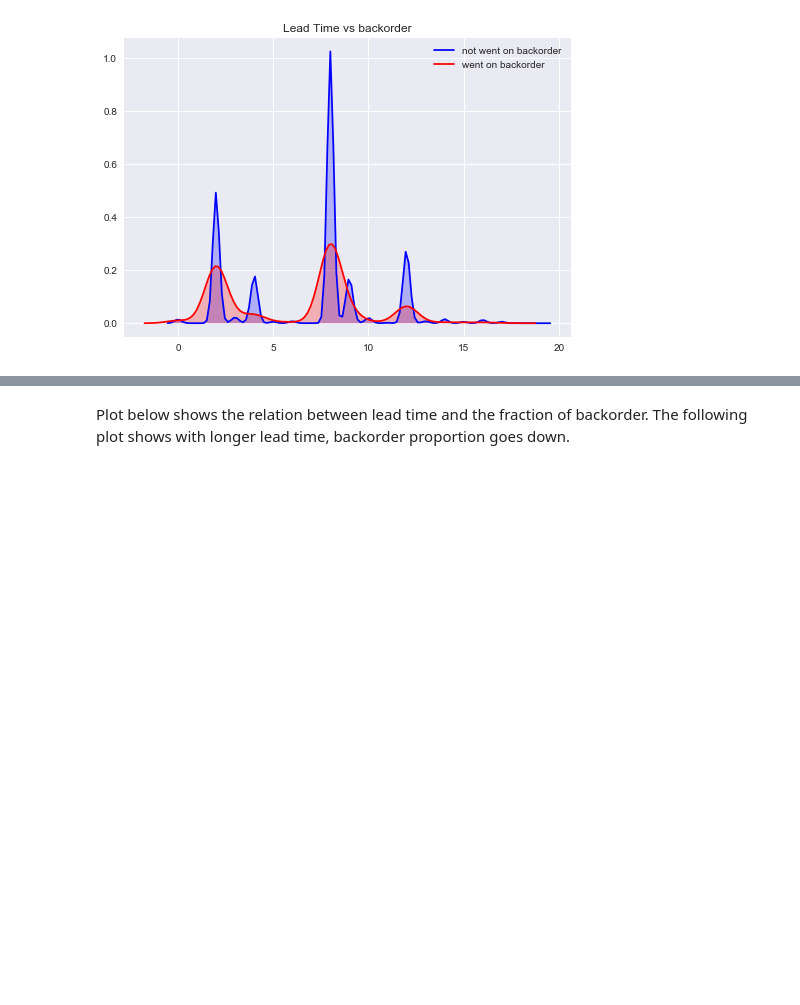
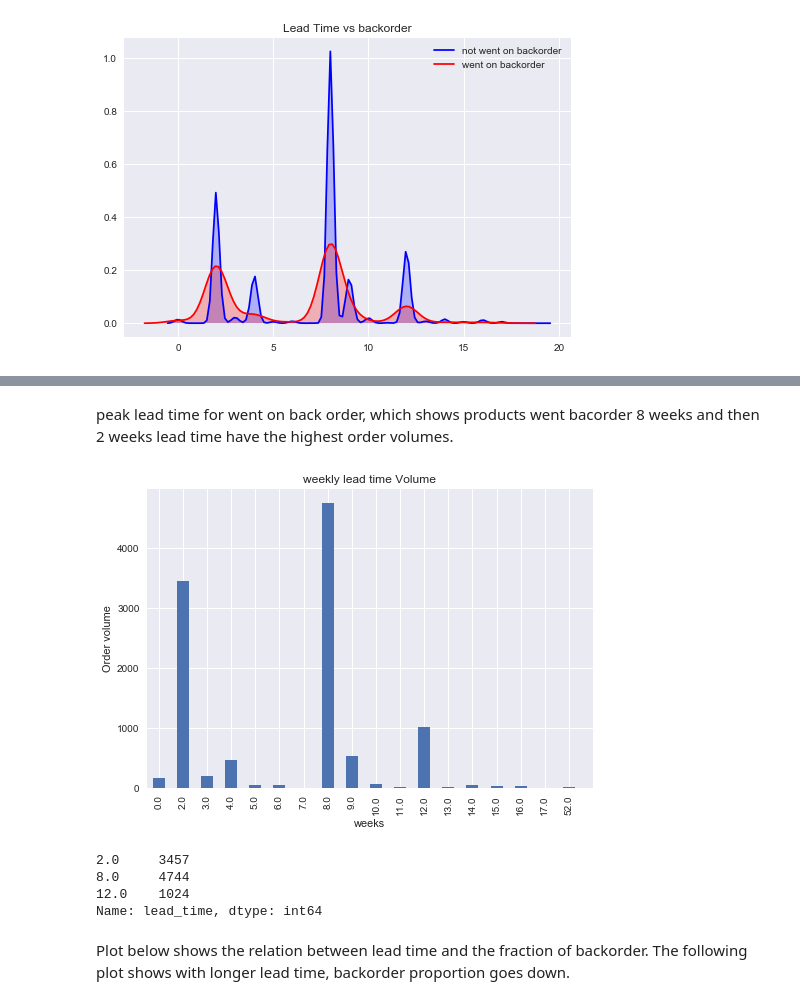
Before and after one commit to hedib/DataScienceProjects, a Jupyter notebook: project_Inventory/backorder.ipynb, the cells around one changed output, grey strips where cells are left out. Saved outputs shown, nothing was run; the diff lists cells and outputs as text; code cells hidden in the pictures; blank space fills up the shorter version.

```diff
--- a/project_Inventory/backorder.ipynb
+++ b/project_Inventory/backorder.ipynb
@@ -168,3 +175,24 @@ the next step is looking at the relationship between lead time and fraction of p
+# %% [markdown]
+peak lead time for went on back order, which shows products went bacorder 8 weeks and then 2 weeks lead time have the highest order volumes.
+# %%
+backorder_df=orders[orders['went_on_backorder']==1]
+weekdist=backorder_df['lead_time'].value_counts().sort_index()
+weekdist.plot(kind='bar')
+_=plt.xlabel('weeks')
+_=plt.ylabel('Order volume')
+_=plt.xticks([0,1,2,3,4,5,6,7,8,9,10,11,12,13,14,15,16,17,18])
+plt.title('weekly lead time Volume')
+plt.show()
+# %% [output]
+[figure, added]
+# %%
+## These are the peak weeks
+weekdist[weekdist>1000]
+# %% [output]
+2.0     3457
+8.0     4744
+12.0    1024
+Name: lead_time, dtype: int64
 # %% [markdown]
 Plot below shows the relation between lead time and the fraction of backorder. The following plot shows with longer lead time, backorder proportion goes down.
 # %%
```
Also changed, not shown: parts of 17 cells of this notebook, 1 other file.
